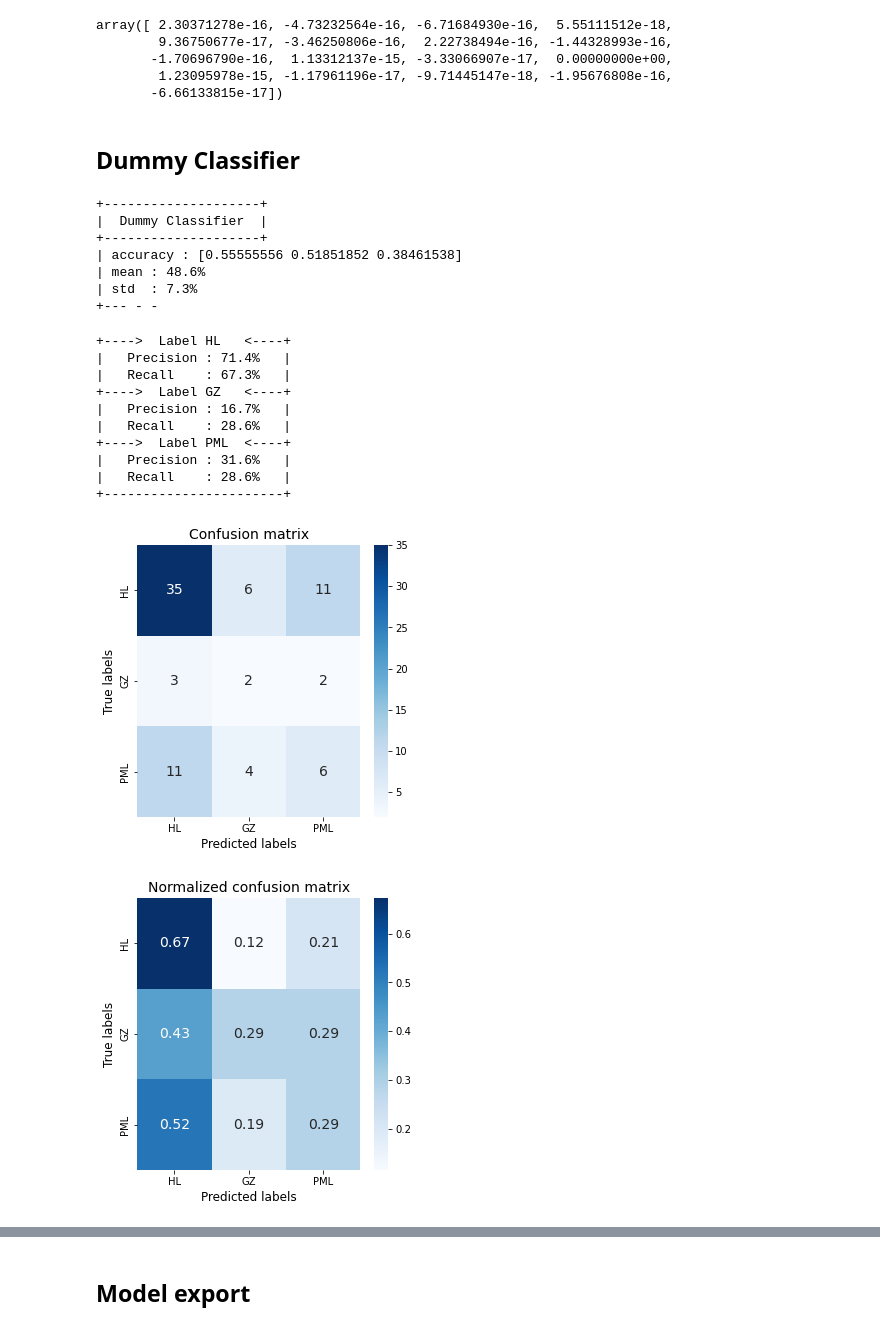
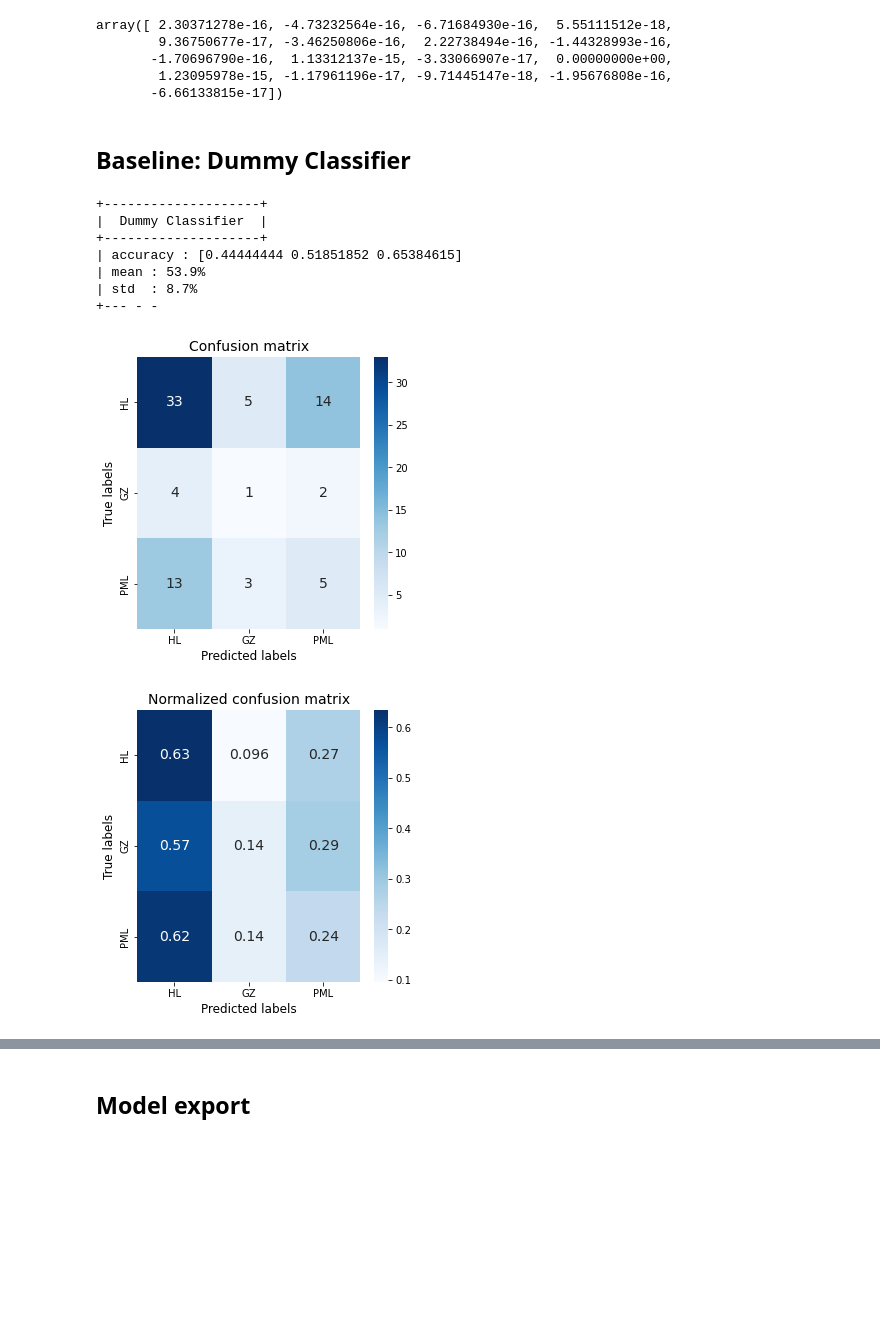
Before and after one commit to harel-coffee/mediastinal-lymphoma-classification-auto, a Jupyter notebook: 4_multiclass_classification.ipynb, the cells around one changed output, grey strips where cells are left out. Cells and saved outputs as stored; diff of their text form; code cells hidden in the pictures; blank space fills up the shorter version.

```diff
--- a/4_multiclass_classification.ipynb
+++ b/4_multiclass_classification.ipynb
@@ -151,40 +154,31 @@ array([ 2.30371278e-16, -4.73232564e-16, -6.71684930e-16,  5.55111512e-18,
         1.23095978e-15, -1.17961196e-17, -9.71445147e-18, -1.95676808e-16,
        -6.66133815e-17])
 # %% [markdown]
-## Dummy Classifier
+## Baseline: Dummy Classifier
 # %%
-from utils import DummyClassifier, display_score
+from sklearn.dummy import DummyClassifier
+clf_dummy = DummyClassifier (strategy = "stratified")
+
 from sklearn.model_selection import cross_val_score
+accuracy = cross_val_score ( clf_dummy, X_train, y_train, scoring = "accuracy", cv = 3 )
 
-clf_dummy = DummyClassifier()
-
-accuracy = cross_val_score ( clf_dummy, X_train, y_train, scoring = "accuracy", cv = 3 )
+from utils import display_score
 display_score ( scores = accuracy, score_name = "accuracy", model_name = "Dummy Classifier" )
 # %% [output]
 +--------------------+
 |  Dummy Classifier  |
 +--------------------+
-| accuracy : [0.55555556 0.51851852 0.38461538]
-| mean : 48.6%
-| std  : 7.3%
+| accuracy : [0.44444444 0.51851852 0.65384615]
+| mean : 53.9%
+| std  : 8.7%
 +--- - -
 # %%
 from sklearn.model_selection import cross_val_predict
-y_train_pred = cross_val_predict ( clf_dummy, X_train, y_train, cv = 3 )
+y_train_pred = cross_val_predict ( clf_dummy, X_train, y_train, cv = 3, method = "predict" )
 
 from utils import precision_recall_scores
-_ = precision_recall_scores ( y_train, y_train_pred, verbose = True, labels = ["HL", "GZ", "PML"], show_conf_matrix = True )
+_ = precision_recall_scores ( y_train, y_train_pred, labels = ["HL", "GZ", "PML"], show_conf_matrix = True )
 # %% [output]
-+---->  Label HL   <----+
-|   Precision : 71.4%   |
-|   Recall    : 67.3%   |
-+---->  Label GZ   <----+
-|   Precision : 16.7%   |
-|   Recall    : 28.6%   |
-+---->  Label PML  <----+
-|   Precision : 31.6%   |
-|   Recall    : 28.6%   |
-+-----------------------+
-[figure, old version]
+[figure, new version]
-[figure, old version]
+[figure, new version]
 # %% [markdown]
```
Also changed, not shown: parts of 18 cells of this notebook.
